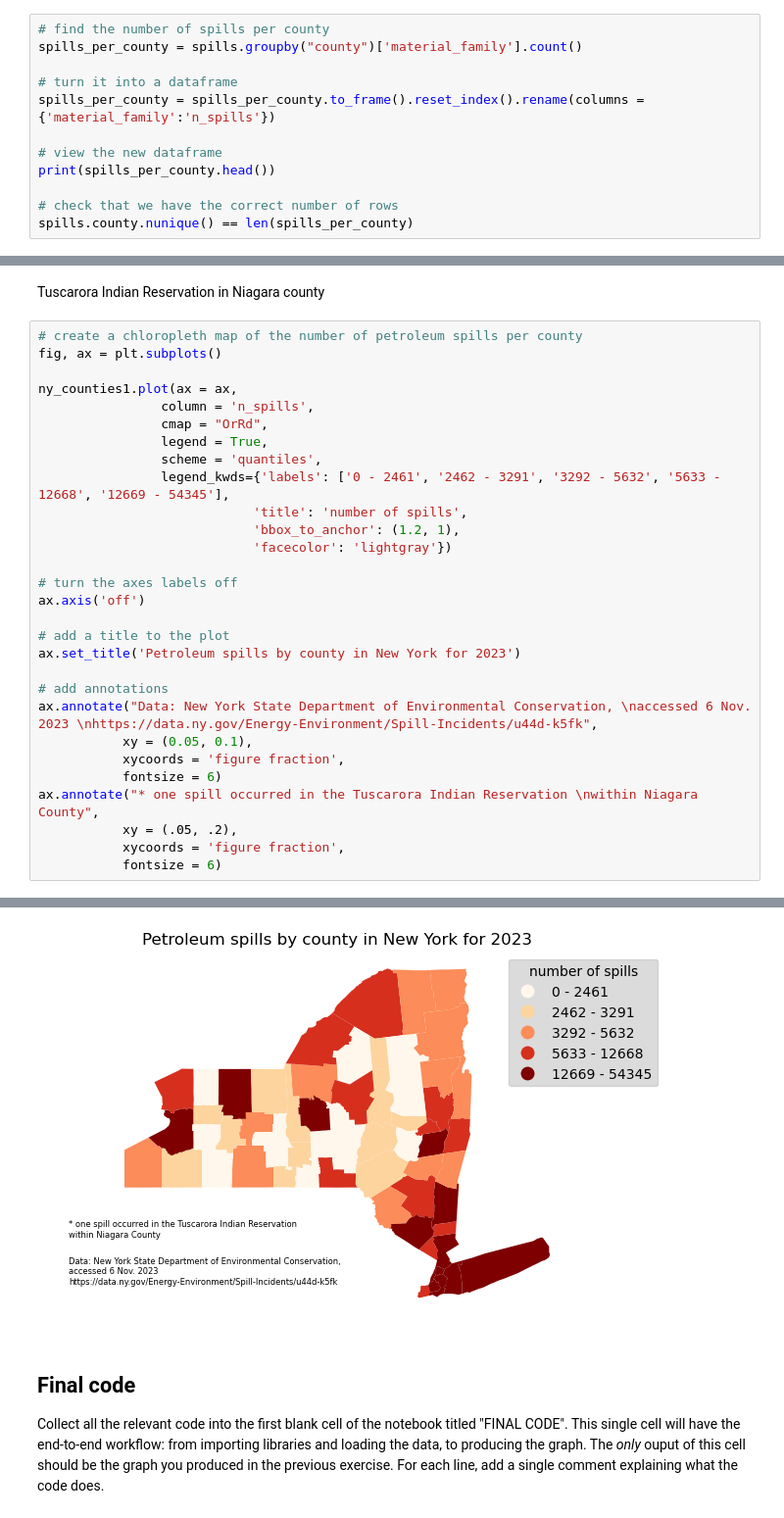
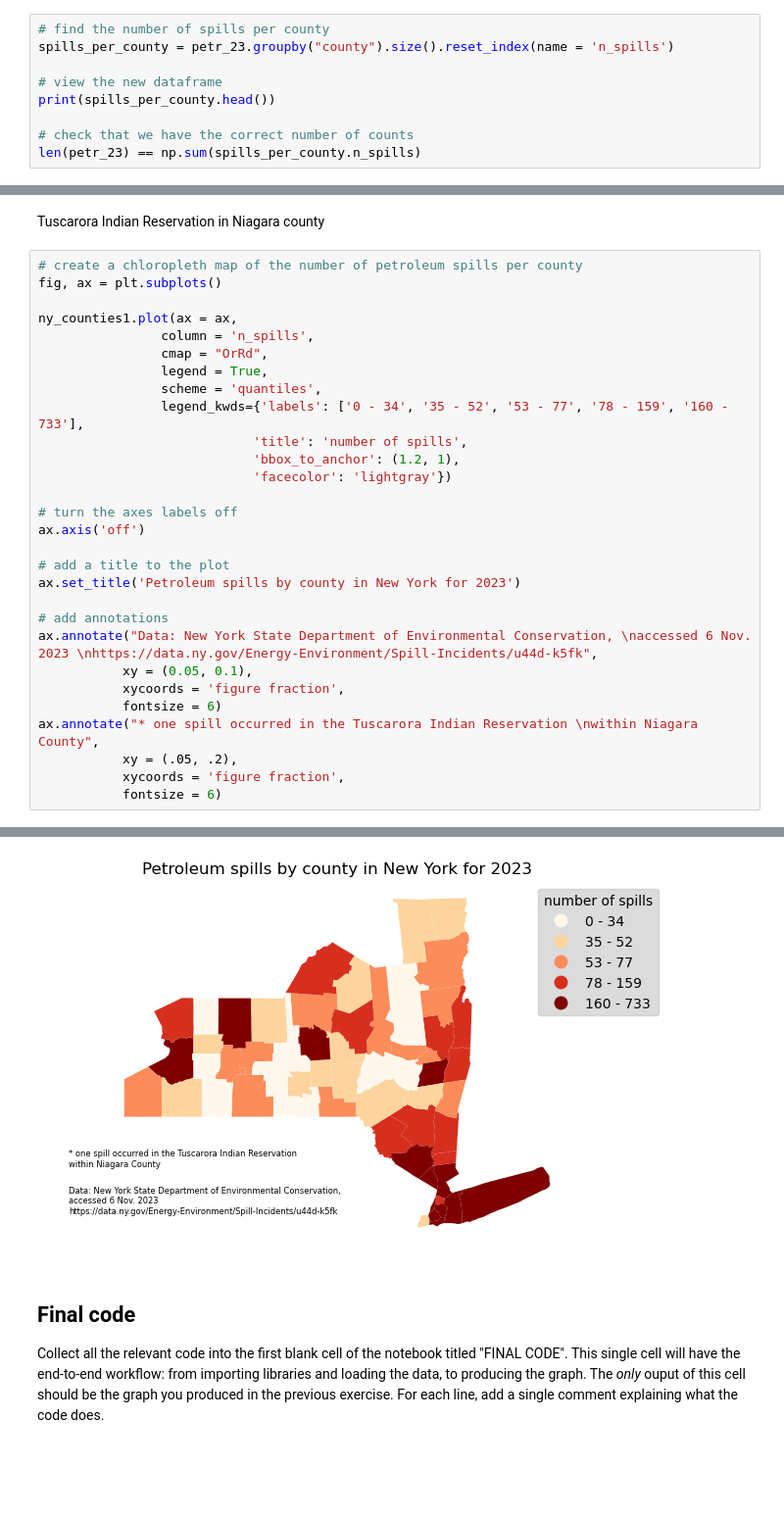
Before and after one commit to charliecurtin1/eds220-hwk-3, a Jupyter notebook: hwk3-task1-spills.ipynb, the cells around one changed output, grey strips where cells are left out. Shown at 98% size. Cells and saved outputs as stored; diff of their text form; blank space fills up the shorter version.

```diff
--- a/hwk3-task1-spills.ipynb
+++ b/hwk3-task1-spills.ipynb
@@ -313,14 +310,11 @@ The resulting `spills_per_county` dataframe must be as follows:
 You may add cells if you needed.
 # %%
 # find the number of spills per county
-spills_per_county = spills.groupby("county")['material_family'].count()
-
-# turn it into a dataframe
-spills_per_county = spills_per_county.to_frame().reset_index().rename(columns = {'material_family':'n_spills'})
+spills_per_county = petr_23.groupby("county").size().reset_index(name = 'n_spills')
 
 # view the new dataframe
 print(spills_per_county.head())
 
-# check that we have the correct number of rows
-spills.county.nunique() == len(spills_per_county)
+# check that we have the correct number of counts
+len(petr_23) == np.sum(spills_per_county.n_spills)
 # %% [output]
@@ -567,35 +546,35 @@ Tuscarora Indian Reservation in Niagara county
 # %%
 # create a chloropleth map of the number of petroleum spills per county
 fig, ax = plt.subplots()
 
 ny_counties1.plot(ax = ax,
                 column = 'n_spills',
                 cmap = "OrRd",
                 legend = True,
                 scheme = 'quantiles',
-                legend_kwds={'labels': ['0 - 2461', '2462 - 3291', '3292 - 5632', '5633 - 12668', '12669 - 54345'],
+                legend_kwds={'labels': ['0 - 34', '35 - 52', '53 - 77', '78 - 159', '160 - 733'],
                             'title': 'number of spills',
                             'bbox_to_anchor': (1.2, 1),
                             'facecolor': 'lightgray'})
 
 # turn the axes labels off
 ax.axis('off')
 
 # add a title to the plot
 ax.set_title('Petroleum spills by county in New York for 2023')
 
 # add annotations
 ax.annotate("Data: New York State Department of Environmental Conservation, \naccessed 6 Nov. 2023 \nhttps://data.ny.gov/Energy-Environment/Spill-Incidents/u44d-k5fk",
            xy = (0.05, 0.1),
            xycoords = 'figure fraction',
            fontsize = 6)
 ax.annotate("* one spill occurred in the Tuscarora Indian Reservation \nwithin Niagara County",
            xy = (.05, .2),
            xycoords = 'figure fraction',
            fontsize = 6)
 # %% [output]
 Text(0.05, 0.2, '* one spill occurred in the Tuscarora Indian Reservation \nwithin Niagara County')
-[figure, old version]
+[figure, new version]
 # %% [markdown]
 ## Final code
 
```
Also changed, not shown: parts of 8 cells of this notebook.
